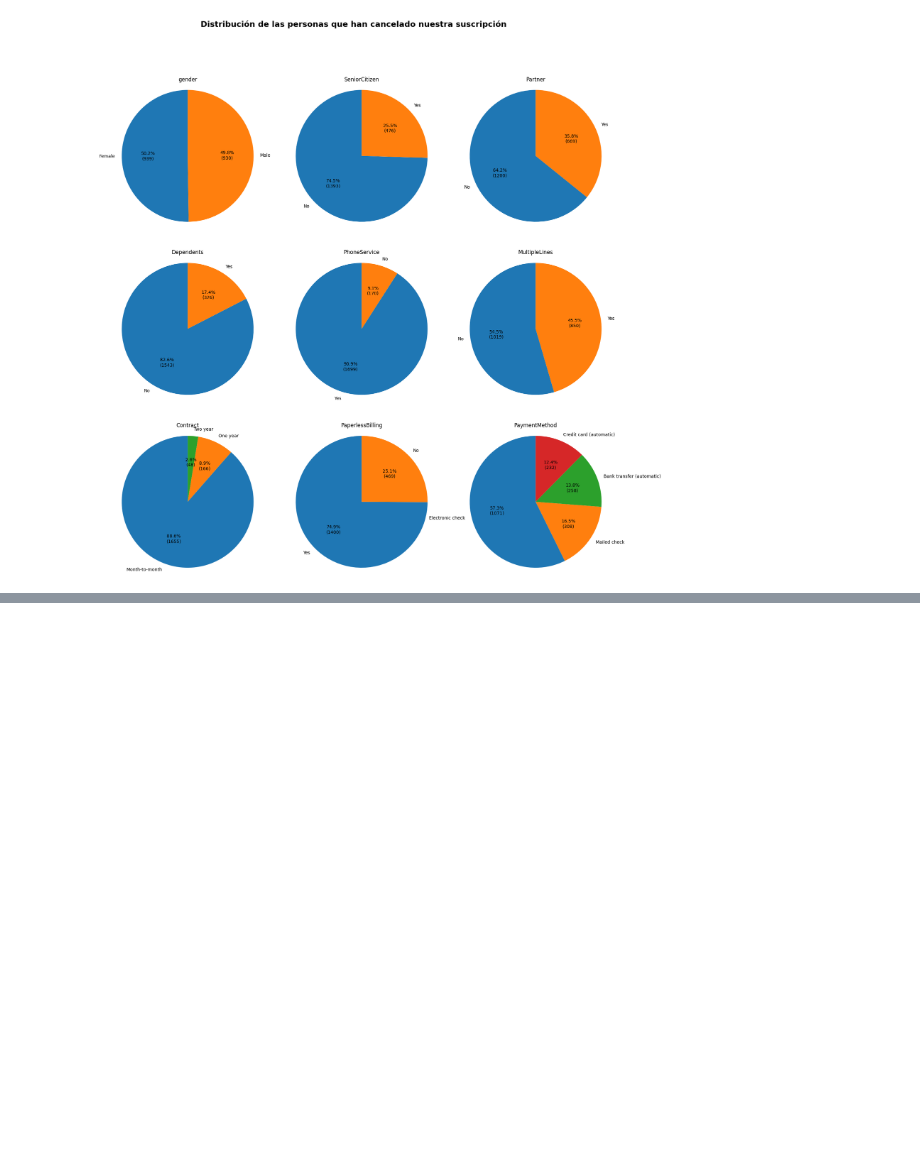
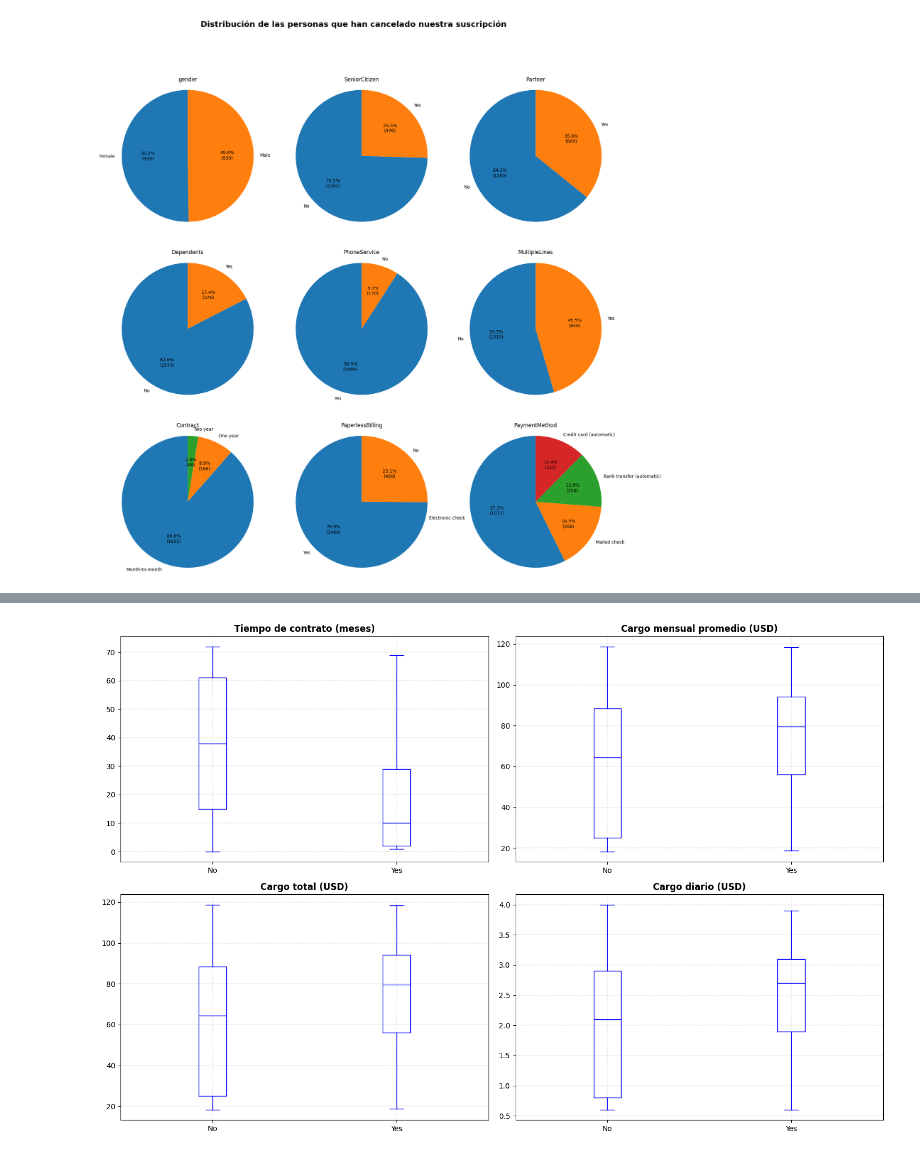
Before and after one commit to Nicolasmorahernandez/Challenger_TelecomX, a Jupyter notebook: Challenger_TelecomX.ipynb, the cells around one changed output, grey strips where cells are left out. Cells and saved outputs as stored; diff of their text form; code cells hidden in the pictures; blank space fills up the shorter version.

```diff
--- a/Challenger_TelecomX.ipynb
+++ b/Challenger_TelecomX.ipynb
@@ -669,0 +699,31 @@ Churn
+# %%
+
+titles = [
+    'Tiempo de contrato (meses)',
+    'Cargo mensual promedio (USD)',
+    'Cargo total (USD)',
+    'Cargo diario (USD)'
+]
+
+fig, axes = plt.subplots(2, 2, figsize=(15,10))
+fig.subplots_adjust(hspace=0.5, wspace=0.3)
+axes = axes.flatten()
+for ax, col, titles in zip(axes, num_cols, col1):
+    df_estandarizado.boxplot(column=col, by='Churn', color='blue', ax=ax, showfliers = False)
+    ax.set_title(titles, fontweight='bold')
+    ax.set_xticklabels(['No','Yes'])
+    ax.set_ylabel('')
+    ax.set_xlabel('')
+    ax.grid(True, lw=0.3, linestyle='--')
+
+#ymin = 0
+#ymax = 120
+
+#for ax in axes:
+#    ax.set_ylim(ymin, ymax)
+
+plt.suptitle('')
+plt.tight_layout()
+plt.show()
+# %% [output]
+[figure, added]
```
Also changed, not shown: parts of 3 cells of this notebook.
